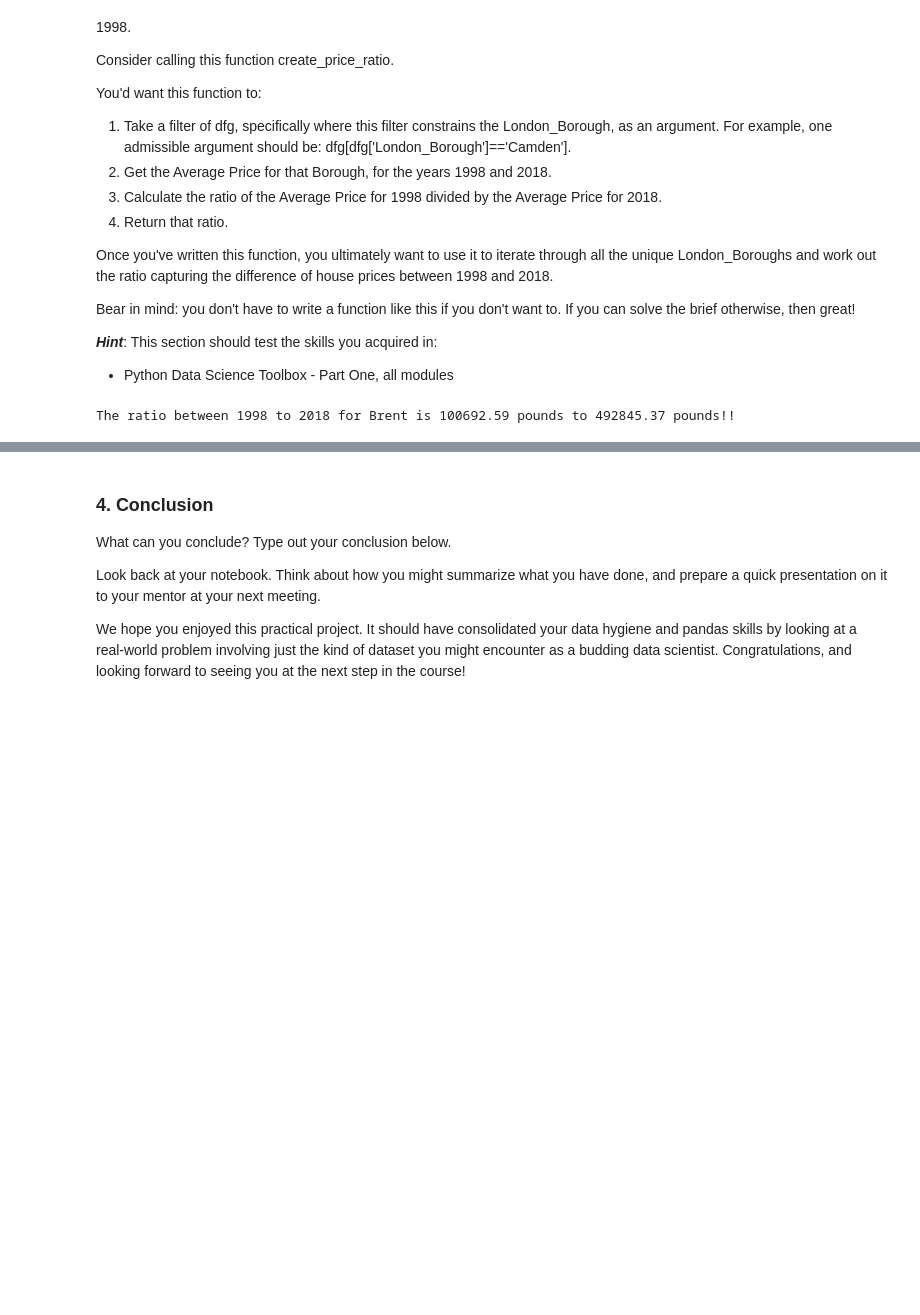
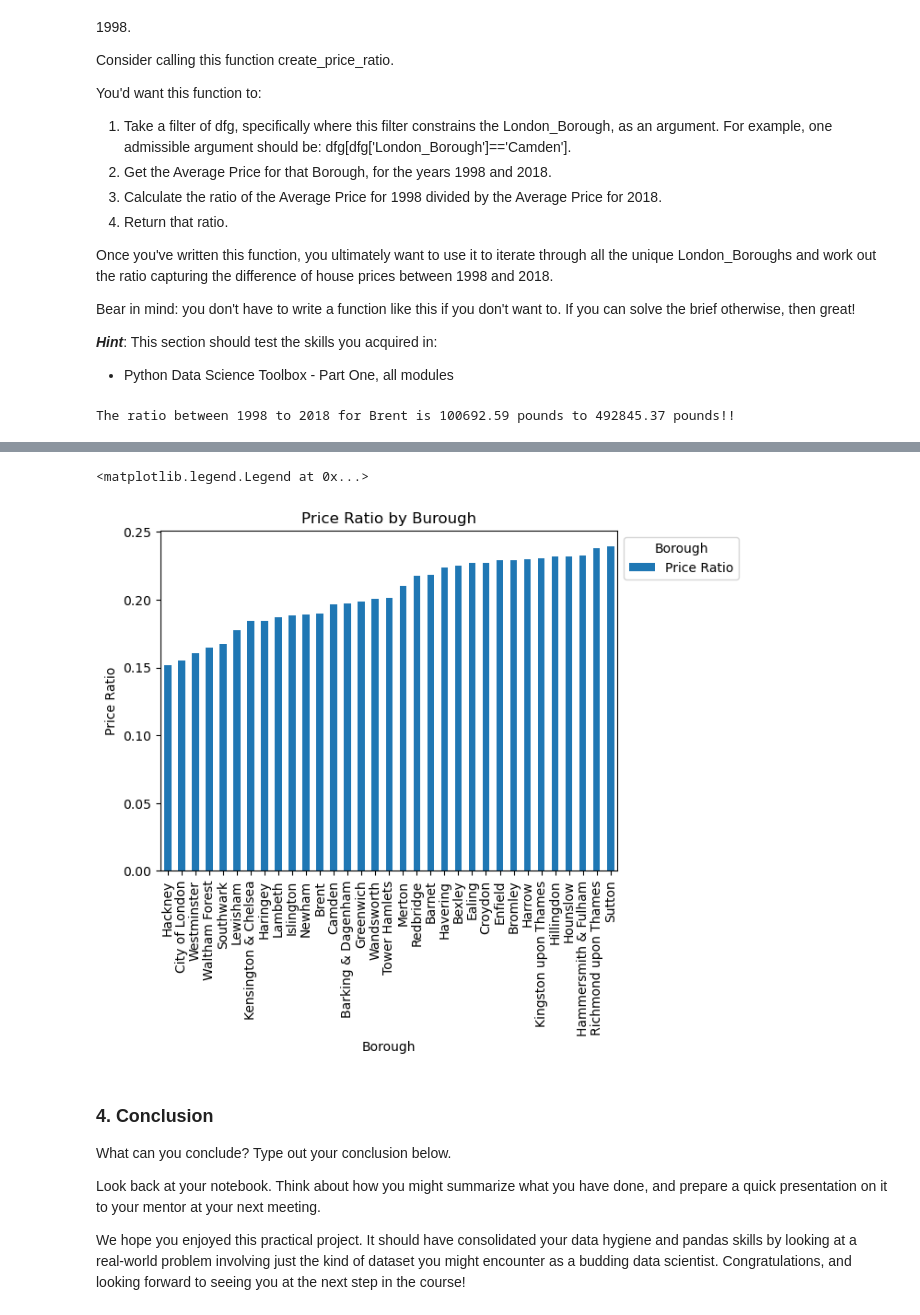
Before and after one commit to lvallest/project-m, a Jupyter notebook: Unit 4 Challenge - Tier 3.ipynb, the cells around one changed output, grey strips where cells are left out. Cells and saved outputs as stored; diff of their text form; code cells hidden in the pictures; blank space fills up the shorter version.

```diff
--- a/Unit 4 Challenge - Tier 3.ipynb
+++ b/Unit 4 Challenge - Tier 3.ipynb
@@ -423,6 +440,10 @@ The ratio between 1998 to 2018 for Brent is 100692.59 pounds to 492845.37 pounds
 # %%
 def price_ratio(p):
-    year1998 = float(p['Average Price'][p['Year']==1998])
-    year2018 = float(p['Average Price'][p['Year']==2018])
-    ratio = [year1998 / year2018]
-    return ratio
+    y1998 = float(p.loc[p['Year'] == 1998, 'Average Price'].values[0])
+    y2018 = float(p.loc[p['Year'] == 2018, 'Average Price'].values[0])
+
+    if y2018 != 0:
+        ratio = y1998 / y2018
+        return ratio
+    else:
+        return None
@@ -429,7 +456,9 @@ def price_ratio(p):
 # %%
-for bor in final['Borough'].unique():
-    borough = final[final['Borough'] == bor]
-    result[bor] = price_ratio(bor)
+result = {}
+
+for b in final['Borough'].unique():
+    borough = final[final['Borough'] == b]
+    result[b] = price_ratio(borough)
 
 print(result)
 # %% [output]
@@ -436,0 +466,4 @@ TypeError: string indices must be integers, not 'str'
+# %%
+ratios = pd.DataFrame(result.items(), columns=['Borough', 'Price Ratio']).set_index('Borough')
+
+ratios.reset_index()
@@ -436,0 +488,3 @@ TypeError: string indices must be integers, not 'str'
+# %%
+ratios_graph = ratios.sort_values(by='Price Ratio')
+ratios_graph.head(10)
@@ -437,3 +504,12 @@ TypeError: string indices must be integers, not 'str'
+# %%
+ratios_graph.plot.bar()
+plt.xlabel('Borough')
+plt.ylabel('Price Ratio')
+plt.title('Price Ratio by Burough')
+plt.legend(title='Borough', bbox_to_anchor=(1, 1), loc='upper left')
+# %% [output]
+<matplotlib.legend.Legend at 0x...>
+[figure, added]
 # %% [markdown]
 ### 4. Conclusion
 What can you conclude? Type out your conclusion below.
```
Also changed, not shown: parts of 10 cells of this notebook.
